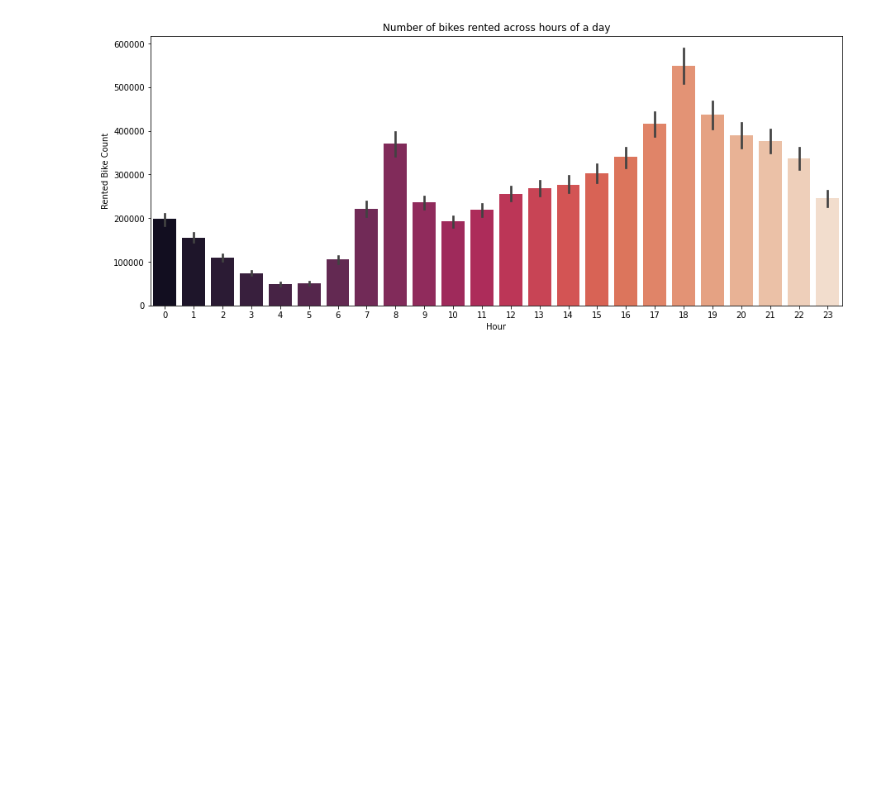
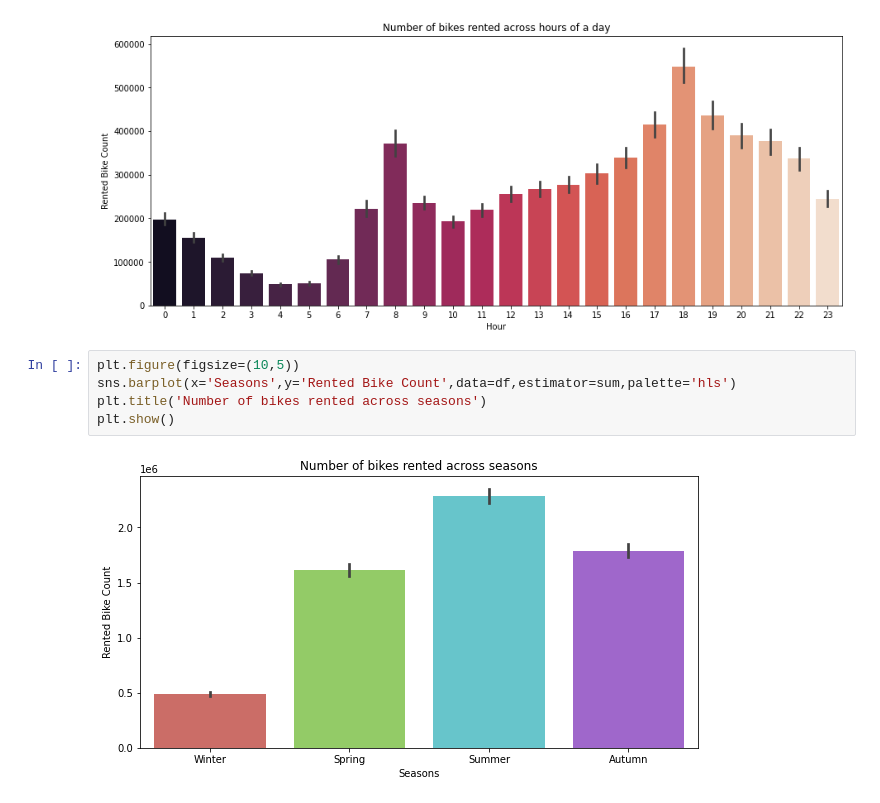
Before and after one commit to SuhasTantri/Bike-Demand-Prediction, a Jupyter notebook: Suhas_Bike_sharing_Demand_prediction_project.ipynb, the cells around one changed output. Cells and saved outputs as stored; diff of their text form; blank space fills up the shorter version.

```diff
--- a/Suhas_Bike_sharing_Demand_prediction_project.ipynb
+++ b/Suhas_Bike_sharing_Demand_prediction_project.ipynb
@@ -162,3 +162,10 @@ plt.title('Number of bikes rented across hours of a day')
 plt.show()
 # %% [output]
 [figure]
+# %%
+plt.figure(figsize=(10,5))
+sns.barplot(x='Seasons',y='Rented Bike Count',data=df,estimator=sum,palette='hls')
+plt.title('Number of bikes rented across seasons')
+plt.show()
+# %% [output]
+[figure, added]
```
Also changed, not shown: parts of 18 cells of this notebook.
